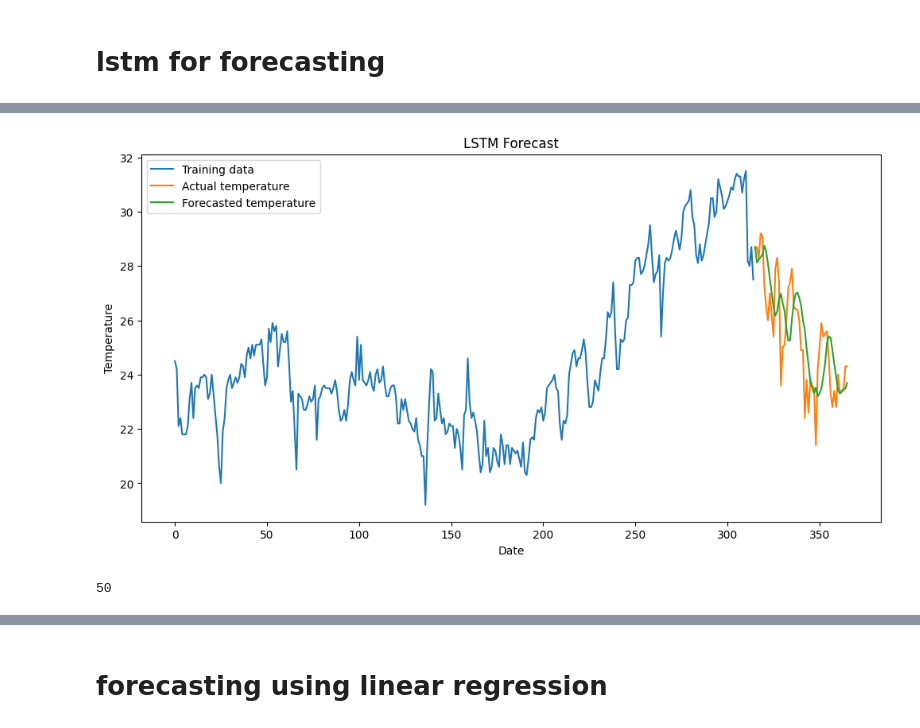
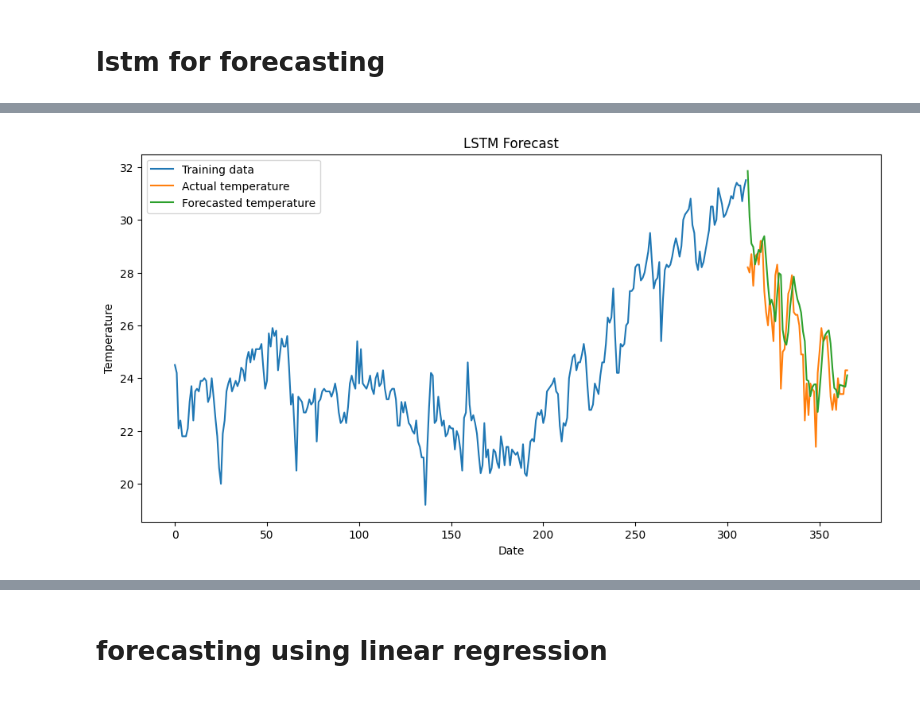
Before and after one commit to nishanthdmello/AI-Based-Agriculture, a Jupyter notebook: forecasting-weather/weather_forecasting.ipynb, the cells around one changed output, grey strips where cells are left out. Drawn from its saved outputs; the diff is of its cells as text; code cells hidden in the pictures.

```diff
--- a/forecasting-weather/weather_forecasting.ipynb
+++ b/forecasting-weather/weather_forecasting.ipynb
@@ -152,35 +69,0 @@ Epoch 50/50
-# %%
-# Extend forecasting by 70 days
-forecast_period = 70
-extended_forecast = []
-
-# Use last sequence_length days from test data to start forecasting
-current_sequence = X_test[-1]
-
-for i in range(forecast_period):
-    # Reshape current sequence for LSTM input: [samples, time steps, features]
-    current_sequence = current_sequence.reshape((1, sequence_length, 1))
-
-    # Predict next temperature
-    next_pred = model.predict(current_sequence)
-
-    # Append prediction to forecast
-    extended_forecast.append(next_pred[0, 0])
-
-    # Update current sequence to include new prediction and drop the first value
-    current_sequence = np.roll(current_sequence, -1, axis=1)
-    current_sequence[0, -1] = next_pred
-
-# Inverse transform extended forecast predictions to original scale
-extended_forecast_inv = scaler.inverse_transform(np.array(extended_forecast).reshape(-1, 1))
-
-# Plotting extended forecast
-plt.figure(figsize=(12, 6))
-plt.plot(temperature_data.index[:-len(y_test)], temperature_data['temperature'][:-len(y_test)], label='Training data')
-plt.plot(temperature_data.index[-len(y_test):], temperature_data['temperature'][-len(y_test):], label='Actual temperature')
-plt.plot(pd.date_range(start=temperature_data.index[-1], periods=forecast_period+1, freq='D')[1:], extended_forecast_inv, label='Extended forecast')
-plt.xlabel('Date')
-plt.ylabel('Temperature')
-plt.title('Extended LSTM Forecast')
-plt.legend()
-plt.show()
@@ -216,7 +80,7 @@ from sklearn.metrics import mean_squared_error # type: ignore
 from sklearn.model_selection import train_test_split # type: ignore
 
 # Load temperature data
-data = pd.read_csv('1_year_daily_weather_data.csv', parse_dates=True)
+data = pd.read_csv('1-year-daily-weather-data.csv', parse_dates=True)
 temperature_data = data.dropna()
 
 # Normalize data
@@ -244,9 +108,9 @@ X_test = X_test.reshape((X_test.shape[0], X_test.shape[1], 1))
 
 # Build the LSTM model
 model = Sequential()
-model.add(Input(shape=(sequence_length, 1)))
-model.add(LSTM(50, return_sequences=True))
-model.add(LSTM(50, return_sequences=False))
+model.add(Input((sequence_length, 1)))
+model.add(LSTM(50))
+model.add(Dense(128))
 model.add(Dense(1))
 model.compile(optimizer='adam', loss='mean_squared_error')
 
@@ -254,7 +118,7 @@ model.compile(optimizer='adam', loss='mean_squared_error')
 model.fit(X_train, y_train, epochs=50, batch_size=32, verbose=0)
 
 # Predictions
-y_pred = model.predict(X_test)
+y_pred = model.predict(X_test, verbose=0)
 
 # Inverse transform predictions to original scale
 y_pred_inv = scaler.inverse_transform(y_pred)
@@ -275,5 +138 @@ plt.show()
-[figure, old version]
+[figure, new version]
-# %%
-print(len(predictions))
-# %% [output]
-50
```
Also changed, not shown: parts of 9 cells of this notebook, 5 other files.
